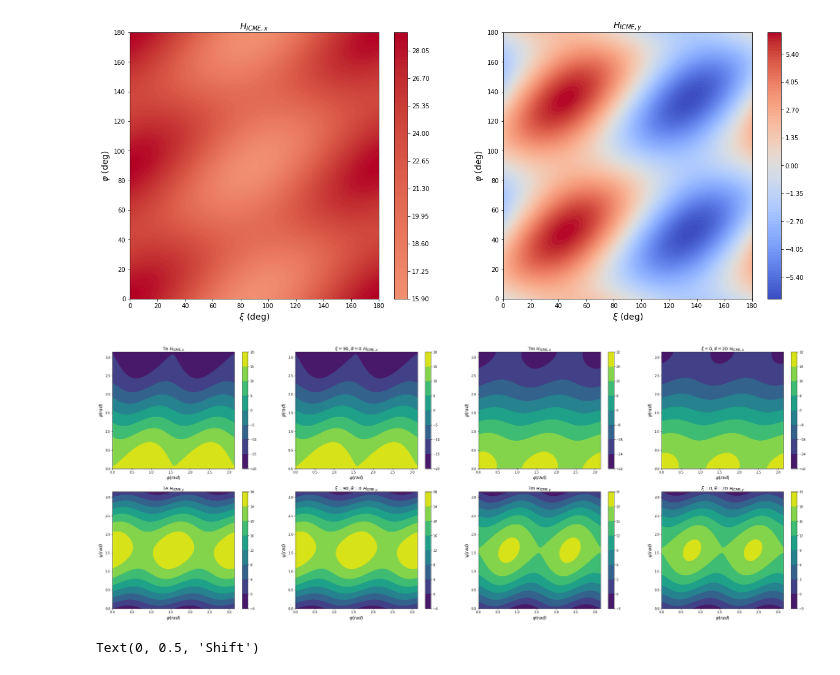
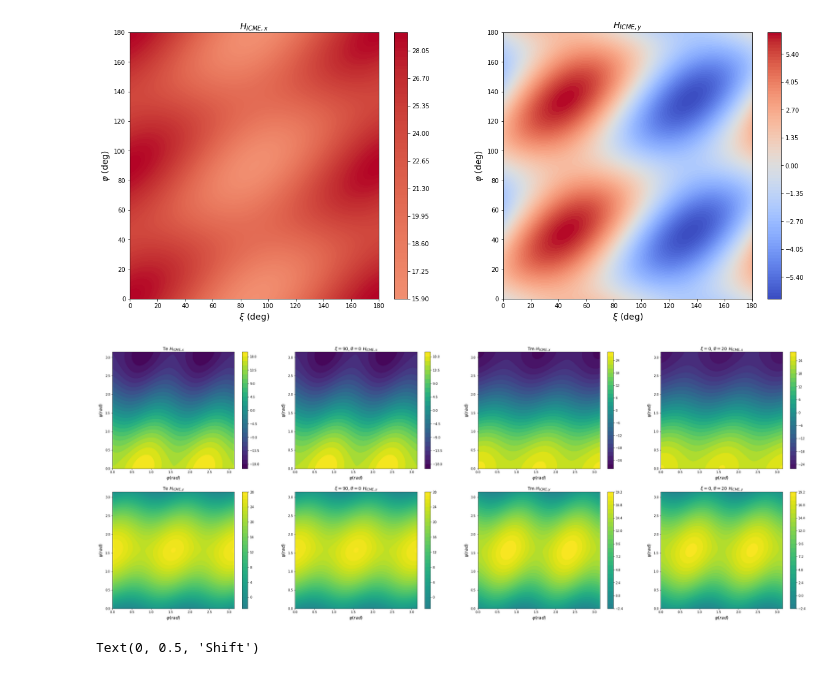
Before and after one commit to Semyonov-as/Python_Modelling, a Jupyter notebook: Waveguide_ICME.ipynb, the cells around one changed output. Drawn from its saved outputs; the diff is of its cells as text; code cells hidden in the pictures.

```diff
--- a/Waveguide_ICME.ipynb
+++ b/Waveguide_ICME.ipynb
@@ -77,17 +77,17 @@ for i, psi in enumerate(Psi):
 # %%
 fig, ax = plt.subplots(2, 4, figsize=(40, 15))
 titles = ['Te', r'$\xi=90, \theta=0$', 'Tm', r'$\xi=0, \theta=20$']
 hs = ['$H_{ICME, x}$', '$H_{ICME, y}$']
 
 for i in range(2):
     for j in range(4):
         ax[i][j].set_title(f"{titles[j]} {hs[i]}", size=14)
-        cf = ax[i][j].contourf(Phi, Psi, icmes[:,:, j, i])
+        cf = ax[i][j].contourf(Phi, Psi, icmes[:,:, j, i], 30, norm=colors.CenteredNorm())
         fig.colorbar(cf, ax=ax[i][j])
         ax[i][j].set_xlabel(r'$\varphi (rad)$', size=14)
         ax[i][j].set_ylabel(r'$\psi (rad)$', size=14)
 # %% [output]
-[figure, old version]
+[figure, new version]
 # %%
 icme = ICMEmodel(0.3, 1, np.sqrt(5.5), 2)
 a_o_r = np.linspace(0, np.pi/2, 200)
```
